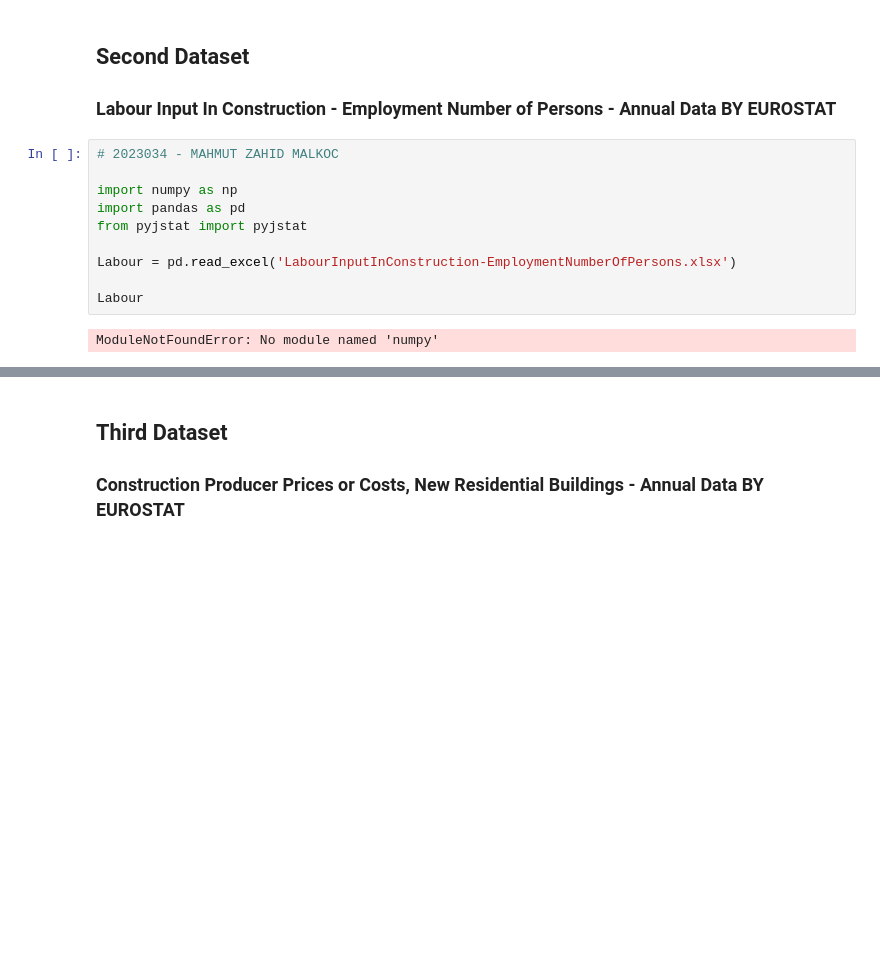
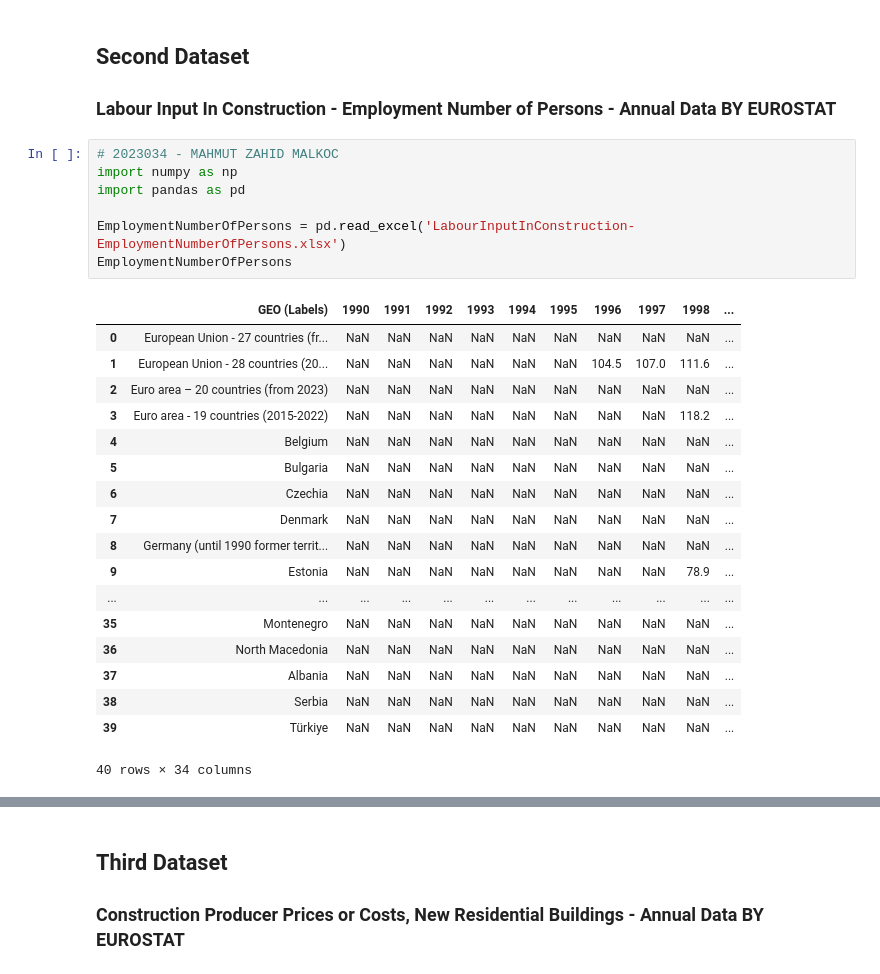
Before and after one commit to mzmalkoc/S1CA2_2023034, a Jupyter notebook: CA2_2023034.ipynb, the cells around one changed output, grey strips where cells are left out. Drawn from its saved outputs; the diff is of its cells as text; blank space fills up the shorter version.

```diff
--- a/CA2_2023034.ipynb
+++ b/CA2_2023034.ipynb
@@ -199,13 +220,27 @@ BuildingsPermits
 ### Labour Input In Construction - Employment Number of Persons - Annual Data BY EUROSTAT
 # %%
 # 2023034 - MAHMUT ZAHID MALKOC
-
 import numpy as np
 import pandas as pd
-from pyjstat import pyjstat
 
-Labour = pd.read_excel('LabourInputInConstruction-EmploymentNumberOfPersons.xlsx')
-
-Labour
+EmploymentNumberOfPersons = pd.read_excel('LabourInputInConstruction-EmploymentNumberOfPersons.xlsx')
+EmploymentNumberOfPersons
 # %% [output]
+|  | GEO (Labels) | 1990 | 1991 | 1992 | 1993 | 1994 | 1995 | 1996 | 1997 | 1998 | ... |
+| 0 | European Union - 27 countries (fr... | NaN | NaN | NaN | NaN | NaN | NaN | NaN | NaN | NaN | ... |
+| 1 | European Union - 28 countries (20... | NaN | NaN | NaN | NaN | NaN | NaN | 104.5 | 107.0 | 111.6 | ... |
+| 2 | Euro area – 20 countries (from 2023) | NaN | NaN | NaN | NaN | NaN | NaN | NaN | NaN | NaN | ... |
+| 3 | Euro area - 19 countries (2015-2022) | NaN | NaN | NaN | NaN | NaN | NaN | NaN | NaN | 118.2 | ... |
+| 4 | Belgium | NaN | NaN | NaN | NaN | NaN | NaN | NaN | NaN | NaN | ... |
+| 5 | Bulgaria | NaN | NaN | NaN | NaN | NaN | NaN | NaN | NaN | NaN | ... |
+| 6 | Czechia | NaN | NaN | NaN | NaN | NaN | NaN | NaN | NaN | NaN | ... |
+| 7 | Denmark | NaN | NaN | NaN | NaN | NaN | NaN | NaN | NaN | NaN | ... |
+| 8 | Germany (until 1990 former territ... | NaN | NaN | NaN | NaN | NaN | NaN | NaN | NaN | NaN | ... |
+| 9 | Estonia | NaN | NaN | NaN | NaN | NaN | NaN | NaN | NaN | 78.9 | ... |
+| ... | ... | ... | ... | ... | ... | ... | ... | ... | ... | ... | ... |
+| 35 | Montenegro | NaN | NaN | NaN | NaN | NaN | NaN | NaN | NaN | NaN | ... |
+| 36 | North Macedonia | NaN | NaN | NaN | NaN | NaN | NaN | NaN | NaN | NaN | ... |
+| 37 | Albania | NaN | NaN | NaN | NaN | NaN | NaN | NaN | NaN | NaN | ... |
+| 38 | Serbia | NaN | NaN | NaN | NaN | NaN | NaN | NaN | NaN | NaN | ... |
+| 39 | Türkiye | NaN | NaN | NaN | NaN | NaN | NaN | NaN | NaN | NaN | ... |
-ModuleNotFoundError: No module named 'numpy'
+40 rows × 34 columns
```
Also changed, not shown: parts of 25 cells of this notebook.
